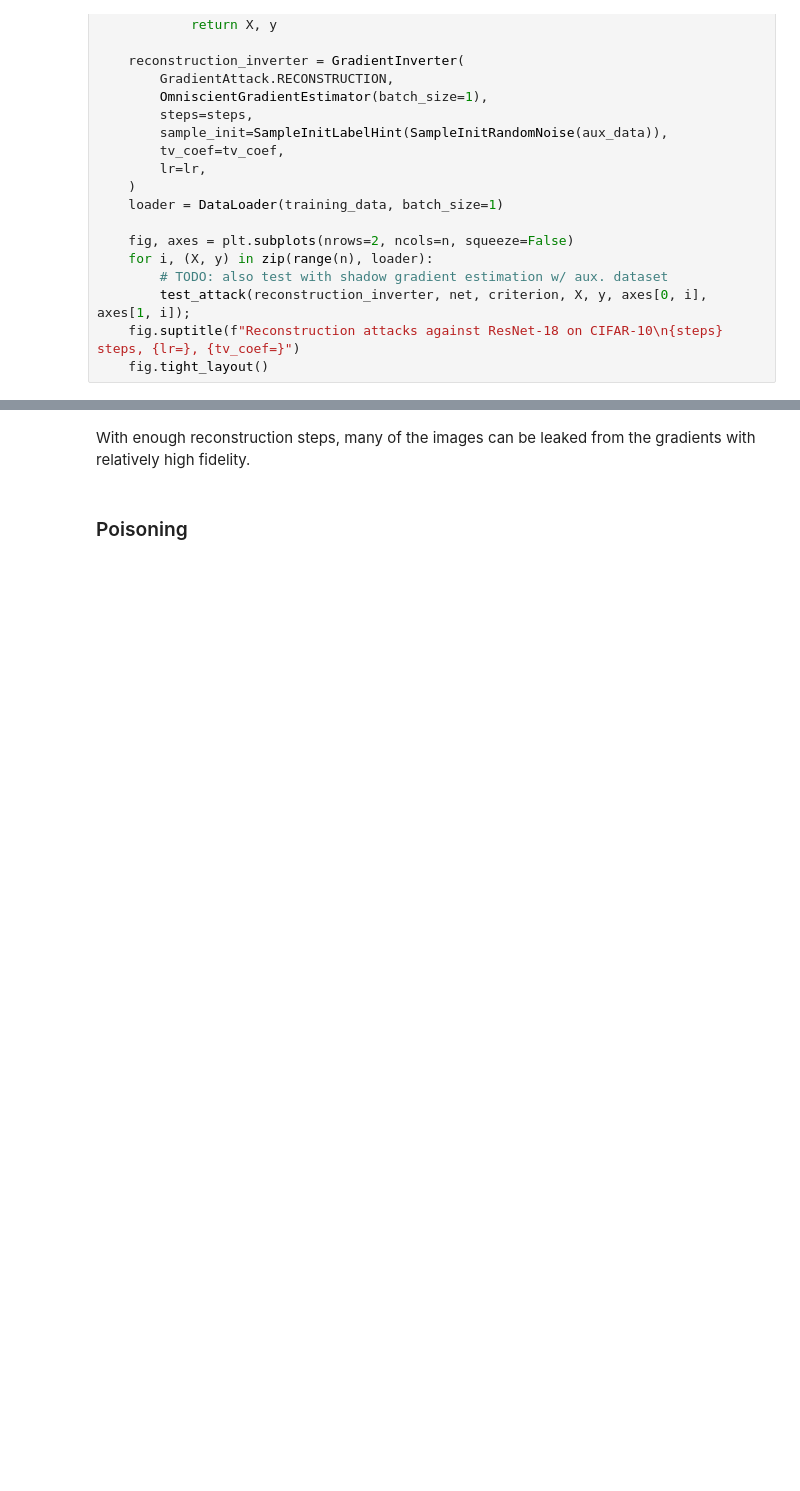
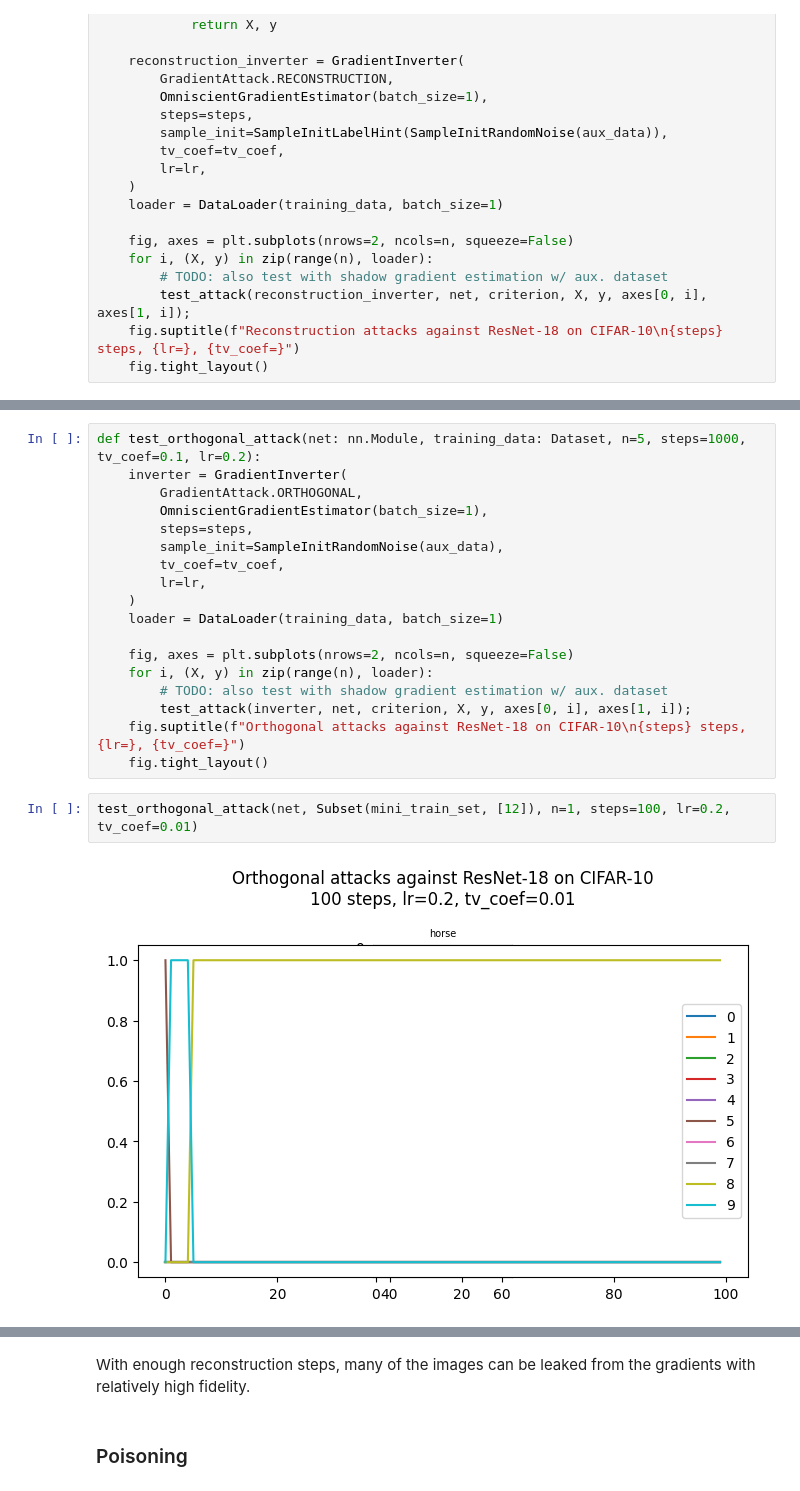
Before and after one commit to AI-Safety-X2023/playground, a Jupyter notebook: implementations/projects/poisoning/inverting_gradient_attack.ipynb, the cells around one changed output, grey strips where cells are left out. Cells and saved outputs as stored; diff of their text form; blank space fills up the shorter version.

```diff
--- a/implementations/projects/poisoning/inverting_gradient_attack.ipynb
+++ b/implementations/projects/poisoning/inverting_gradient_attack.ipynb
@@ -453,3 +502,25 @@ Epoch 4: validation loss stopped improving, exiting train loop.
+# %%
+def test_orthogonal_attack(net: nn.Module, training_data: Dataset, n=5, steps=1000, tv_coef=0.1, lr=0.2):
+    inverter = GradientInverter(
+        GradientAttack.ORTHOGONAL,
+        OmniscientGradientEstimator(batch_size=1),
+        steps=steps,
+        sample_init=SampleInitRandomNoise(aux_data),
+        tv_coef=tv_coef,
+        lr=lr,
+    )
+    loader = DataLoader(training_data, batch_size=1)
+
+    fig, axes = plt.subplots(nrows=2, ncols=n, squeeze=False)
+    for i, (X, y) in zip(range(n), loader):
+        # TODO: also test with shadow gradient estimation w/ aux. dataset
+        test_attack(inverter, net, criterion, X, y, axes[0, i], axes[1, i]);
+    fig.suptitle(f"Orthogonal attacks against ResNet-18 on CIFAR-10\n{steps} steps, {lr=}, {tv_coef=}")
+    fig.tight_layout()
+# %%
+test_orthogonal_attack(net, Subset(mini_train_set, [12]), n=1, steps=100, lr=0.2, tv_coef=0.01)
+# %% [output]
+[figure, added]
 # %%
 test_reconstruction(net, Subset(mini_train_set, [12]), n=1, steps=1000, lr=0.2, tv_coef=0.01)
 # %% [output]
```
Also changed, not shown: parts of 10 cells of this notebook.
